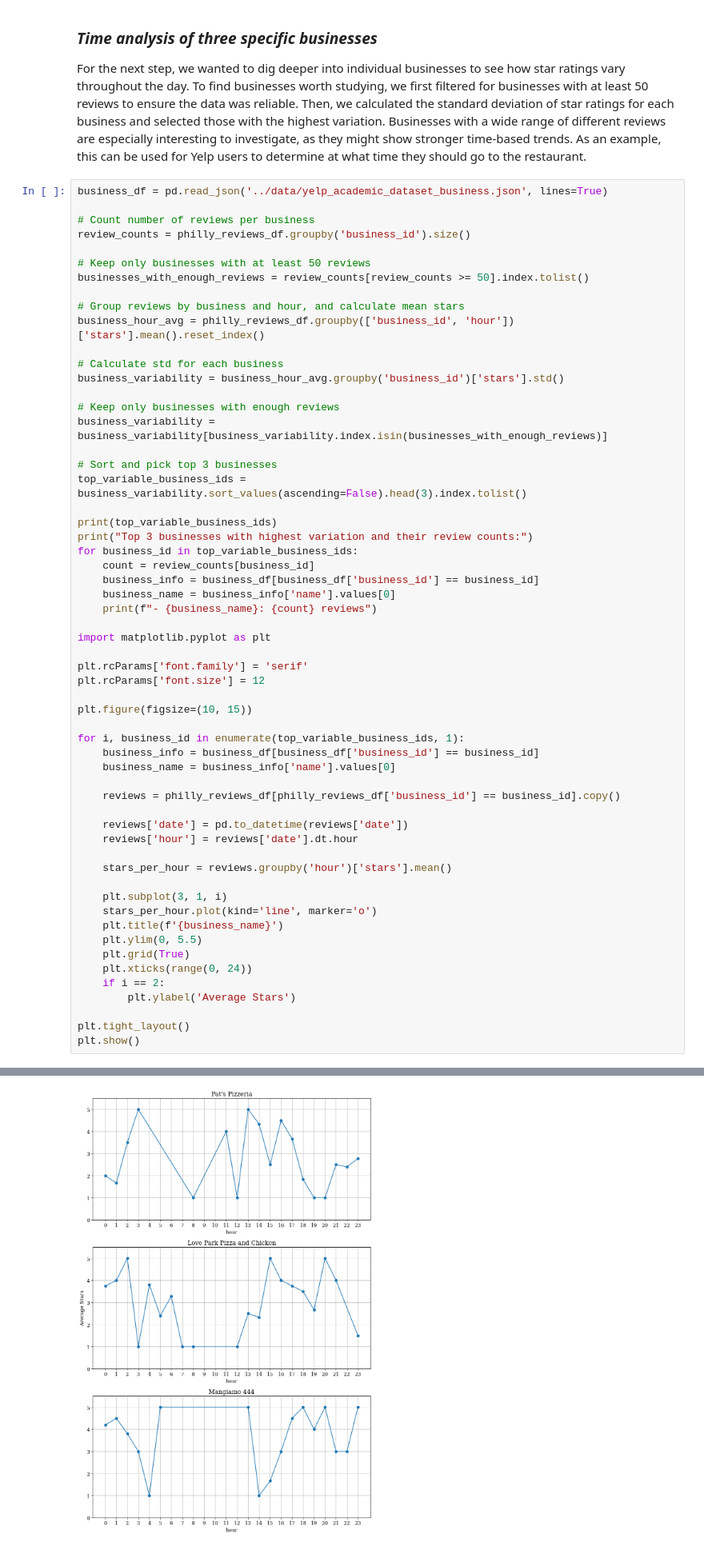
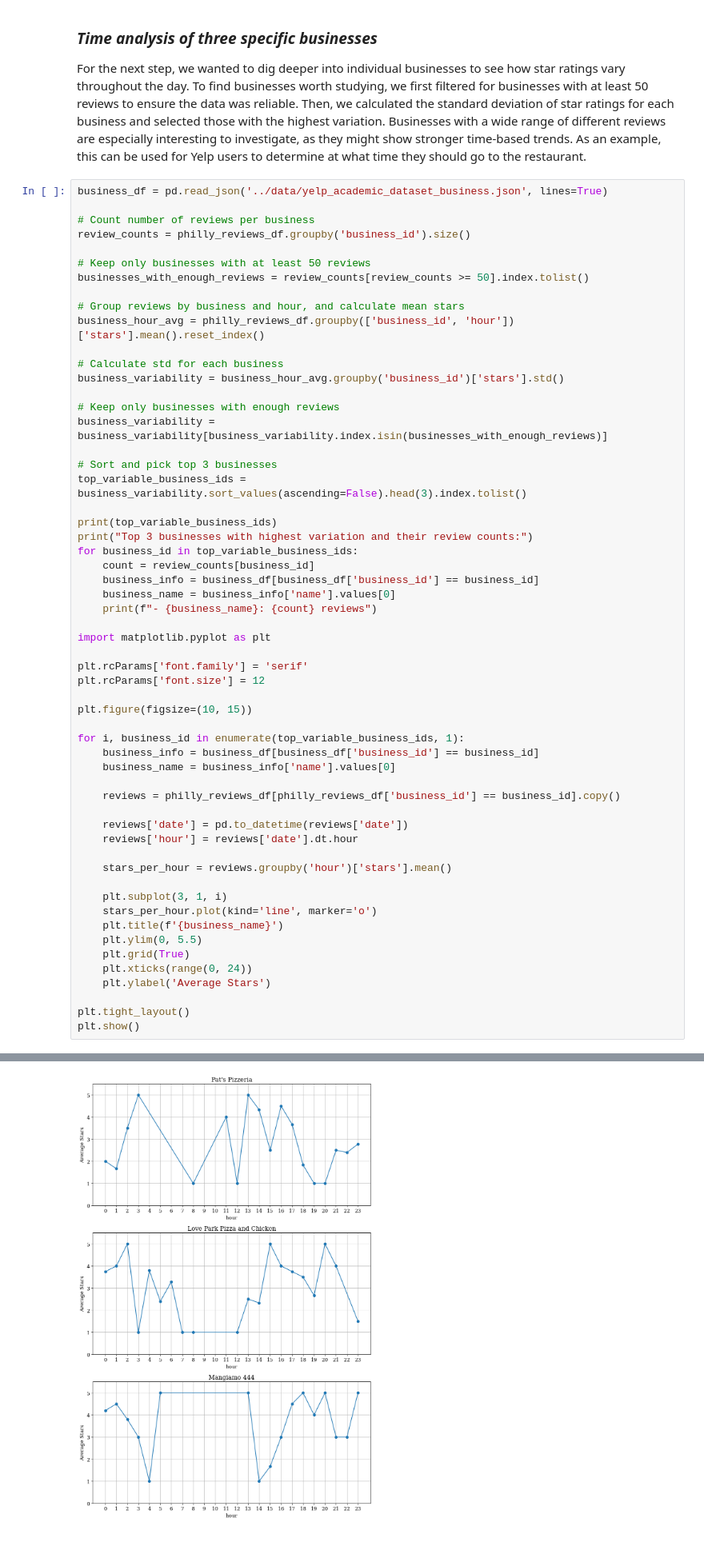
Before and after one commit to SorenLKuhl/SorenLKuhl.github.io, a Jupyter notebook: notebooks/explainer.ipynb, the cells around one changed output, grey strips where cells are left out. Shown at 80% size. Saved outputs shown, nothing was run; the diff lists cells and outputs as text.

```diff
--- a/notebooks/explainer.ipynb
+++ b/notebooks/explainer.ipynb
@@ -270,34 +277,33 @@ plt.rcParams['font.family'] = 'serif'
 plt.rcParams['font.size'] = 12
 
 plt.figure(figsize=(10, 15))
 
 for i, business_id in enumerate(top_variable_business_ids, 1):
     business_info = business_df[business_df['business_id'] == business_id]
     business_name = business_info['name'].values[0]
 
     reviews = philly_reviews_df[philly_reviews_df['business_id'] == business_id].copy()
 
     reviews['date'] = pd.to_datetime(reviews['date'])
     reviews['hour'] = reviews['date'].dt.hour
 
     stars_per_hour = reviews.groupby('hour')['stars'].mean()
 
     plt.subplot(3, 1, i)
     stars_per_hour.plot(kind='line', marker='o')
     plt.title(f'{business_name}')
     plt.ylim(0, 5.5)
     plt.grid(True)
     plt.xticks(range(0, 24))
-    if i == 2:
-        plt.ylabel('Average Stars')
+    plt.ylabel('Average Stars')
 
 plt.tight_layout()
 plt.show()
 # %% [output]
 ['97SR7RQPL02t5J41UcZ4SQ', 'jPG_BuIKf0KBCFY6u00h-A', 'fT0lXvUz41XaZbgtSMqTKg']
 Top 3 businesses with highest variation and their review counts:
 - Pat's Pizzeria: 51 reviews
 - Love Park Pizza and Chicken: 55 reviews
 - Mangiamo 444: 55 reviews
-[figure, old version]
+[figure, new version]
 # %% [markdown]
```
Also changed, not shown: parts of 3 cells of this notebook.
